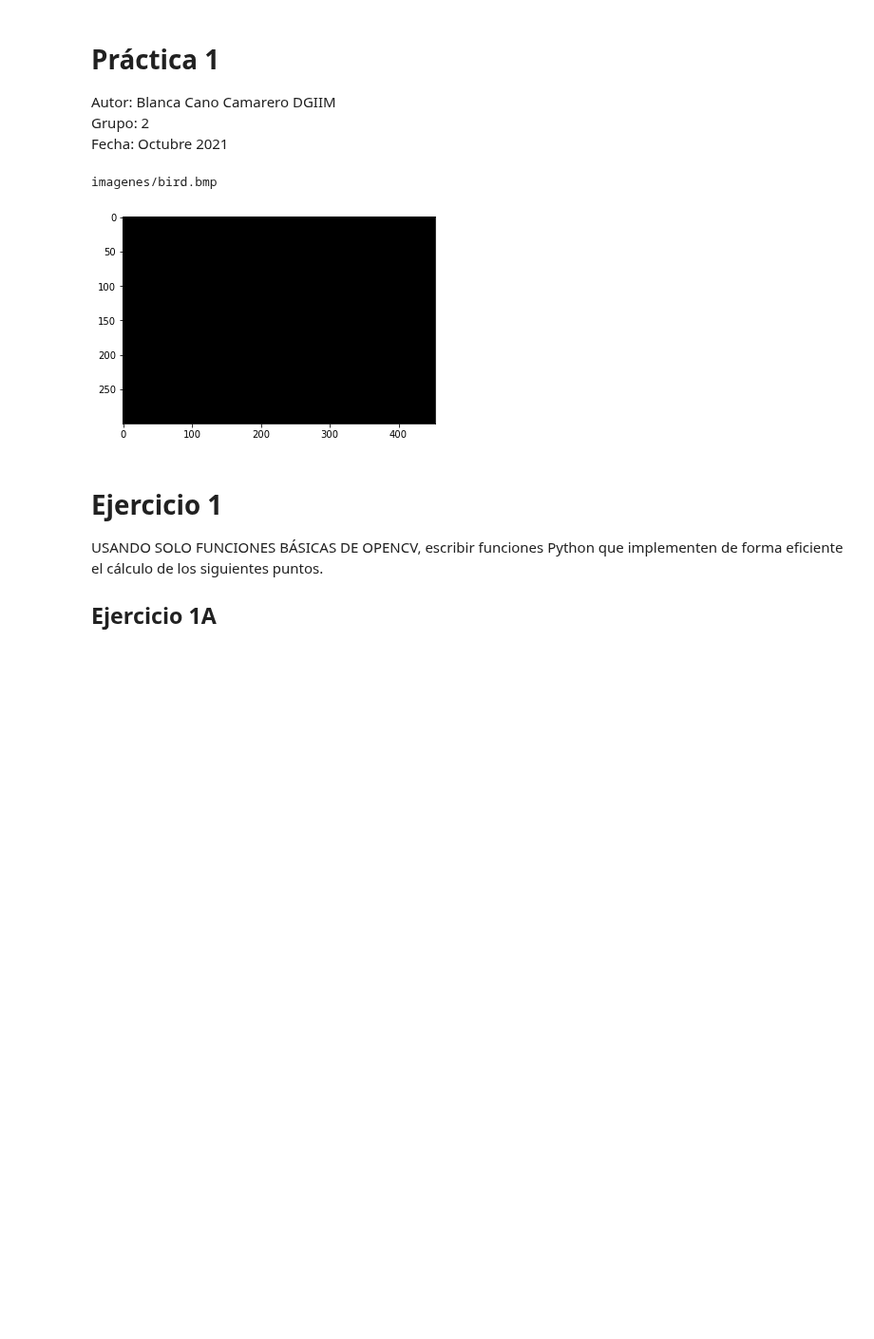
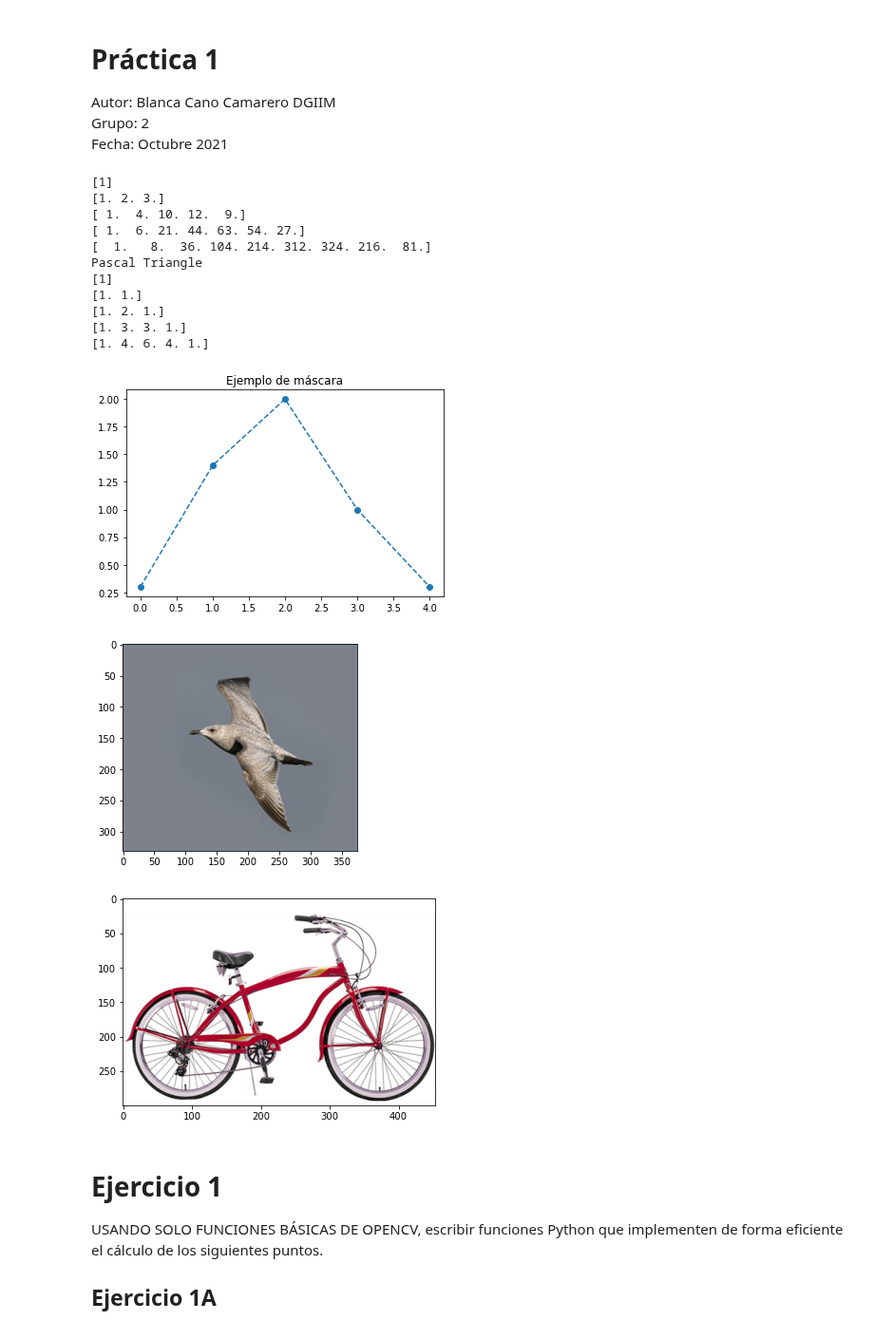
Before and after one commit to BlancaCC/Computer-vision, a Jupyter notebook: practica_1/practica_1.ipynb, the cells around one changed output. Shown at 95% size. Drawn from its saved outputs; the diff is of its cells as text; code cells hidden in the pictures; blank space fills up the shorter version.

```diff
--- a/practica_1/practica_1.ipynb
+++ b/practica_1/practica_1.ipynb
@@ -50,7 +50,16 @@ def Normalize (img):
     ''' Transforma una imagen de números reales
     al intervalo [0,1]
     '''
-    return cv.normalize(img, None, 0.0, 0.1, cv.NORM_MINMAX)
+    min = np.min(img)
+    max = np.max(img)
+
+    normalized_img = np.copy(img)
+
+    if max - min > 0:
+        normalized_img = (normalized_img - min) / (max - min)
+    else:
+        normalized_img *= 0 # suponemos todo blanca
+    return normalized_img
 
 def PrintOneImage( img, title=None, normalize= True):
     '''Muestra una imagen usando imshow
@@ -65,9 +74,7 @@ def PrintOneImage( img, title=None, normalize= True):
         plt.title(title)
     plt.show()
 
-# ___ Assets___
-def Normaliza(array):
-    return np.array(array) /np.sum(array)
+
 
 ''' utilizar la convolución
 # https://numpy.org/doc/stable/reference/generated/numpy.convolve.html
@@ -103,32 +110,47 @@ def DistanciaEuclidea (m1:np.array, m2:np.array)->float:
 # %%
 # Test cell
 
 # Test if convoluted function is correct
 
 if TESTS_ON:
     initial_array = [1]
     mask = [1,2,3]
     n = 4
     print(initial_array)
     for i in range(n):
         initial_array = Convolution1D(initial_array, mask)
         print(initial_array)
 
     print('Pascal Triangle')
     initial_array = [1]
     mask = [1,1]
     n = 4
     print(initial_array)
     for i in range(n):
         initial_array = Convolution1D(initial_array, mask)
         print(initial_array)
 
 
     # Test para máscara
     MuestreaMascara([0.3,1.4, 2,1,0.3], 'Ejemplo de máscara')
+    # Test de dibujo
+    PrintOneImage(img_bird)
+    PrintOneImage(img_bicycle)
 # %% [output]
-imagenes/bird.bmp
+[1]
+[1. 2. 3.]
+[ 1.  4. 10. 12.  9.]
+[ 1.  6. 21. 44. 63. 54. 27.]
+[  1.   8.  36. 104. 214. 312. 324. 216.  81.]
+Pascal Triangle
+[1]
+[1. 1.]
+[1. 2. 1.]
+[1. 3. 3. 1.]
+[1. 4. 6. 4. 1.]
-[figure, old version]
+[figure, new version]
+[figure, added]
+[figure, added]
 # %% [markdown]
 # Ejercicio 1
 USANDO SOLO FUNCIONES BÁSICAS DE OPENCV, escribir funciones Python que implementen de forma eficiente el cálculo de los siguientes puntos.
```
Also changed, not shown: parts of 2 cells of this notebook, 1 other file.
